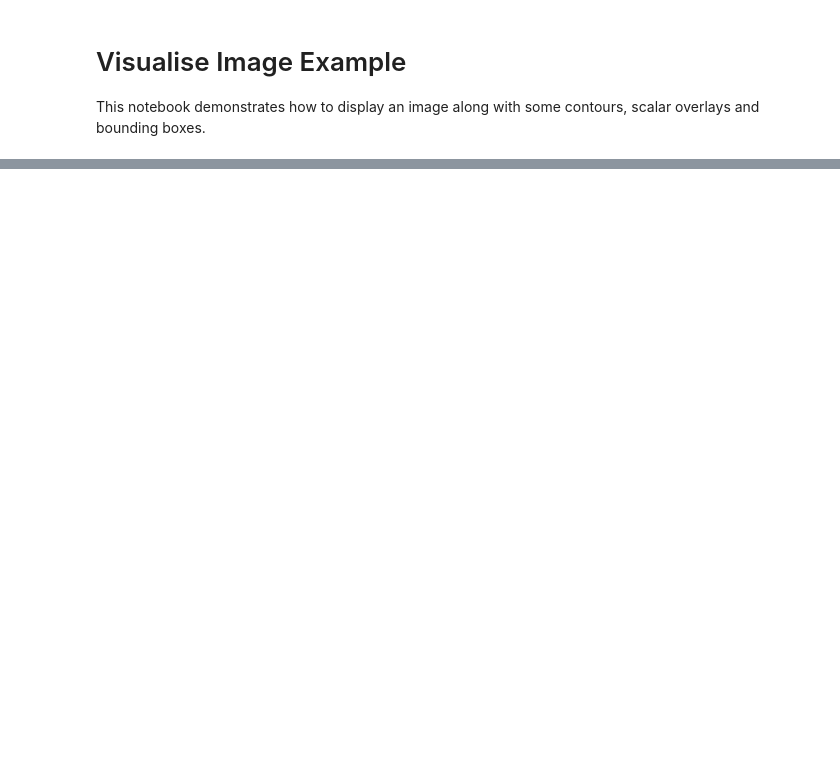
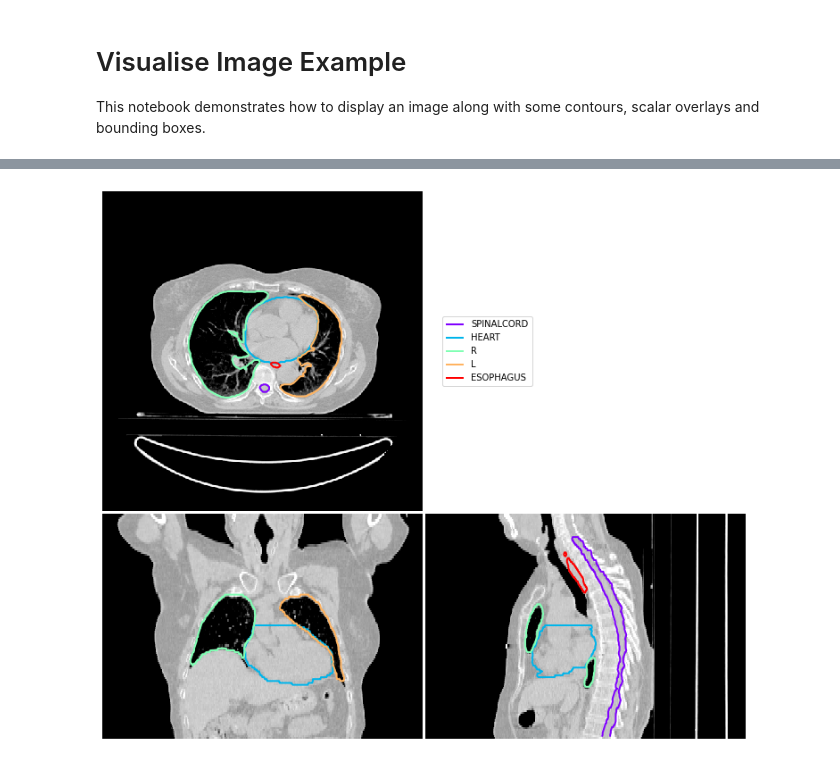
Before and after one commit to pyplati/platipy, a Jupyter notebook: examples/visualise/visualise_segmentation.ipynb, the cells around one changed output, grey strips where cells are left out. Drawn from its saved outputs; the diff is of its cells as text; code cells hidden in the pictures; blank space fills up the shorter version.

```diff
--- a/examples/visualise/visualise_segmentation.ipynb
+++ b/examples/visualise/visualise_segmentation.ipynb
@@ -43,0 +73,20 @@ image_visualiser.show()
+# %%
+"""
+Display the image with the contours
+
+Here we change the intensity windowing, for example to better visualise lung tissue
+
+window : (
+    minimum intensity,
+    range in intensity
+    )
+
+We
+
+"""
+
+image_visualiser = ImageVisualiser(ct_image, cut=(50,200,256), window=(-700, 1100))
+image_visualiser.add_contour(contours)
+fig = image_visualiser.show()
+# %% [output]
+[figure, added]
```
Also changed, not shown: parts of 9 cells of this notebook, 1 other file.
